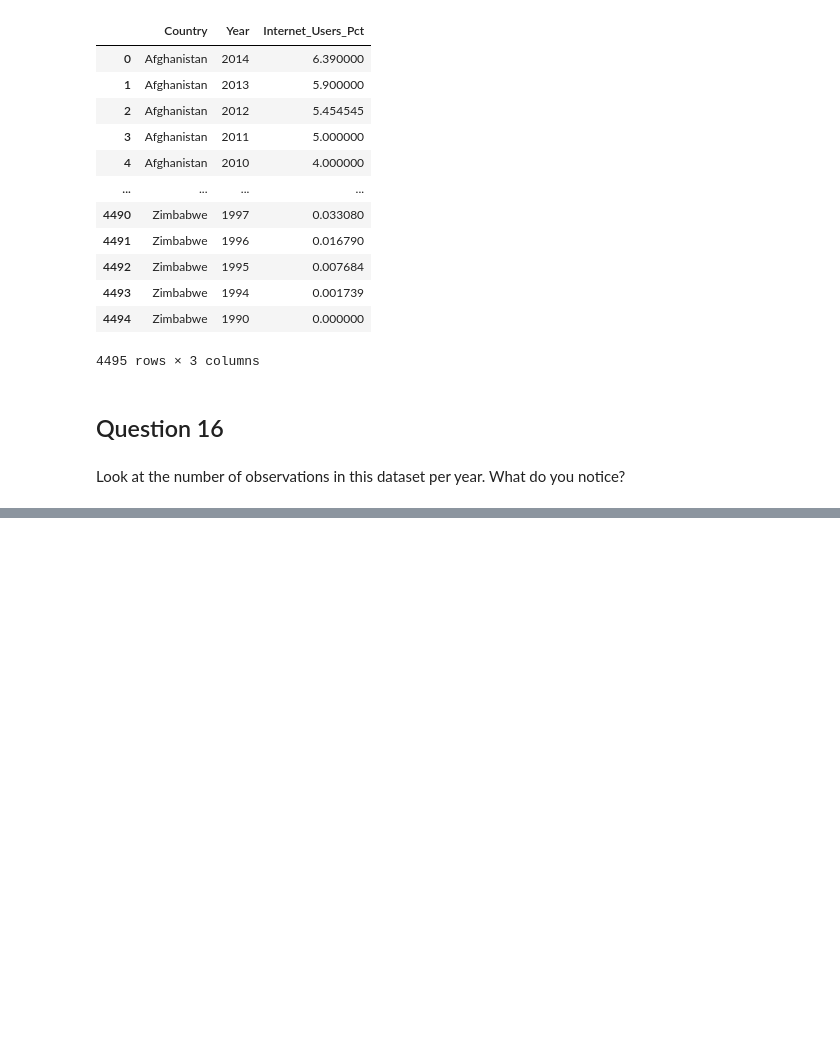
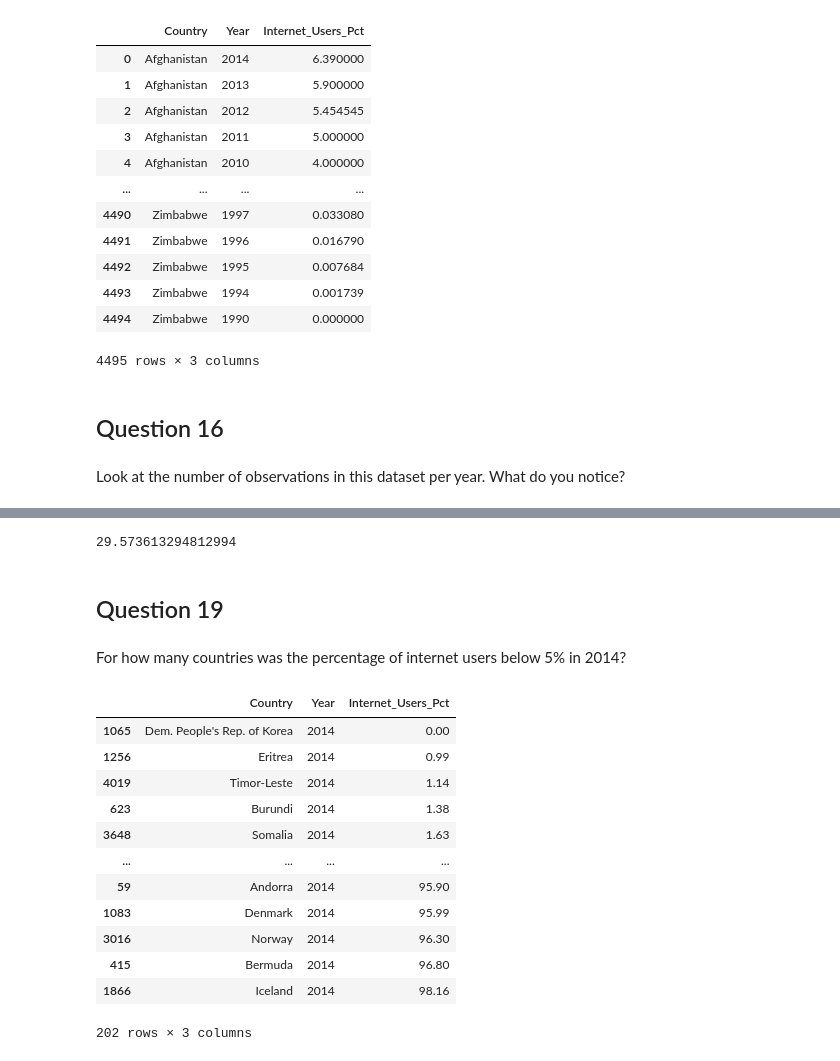
Before and after one commit to NSS-Data-Analytics-Cohort-11/undata-ngartley, a Jupyter notebook: notebook/UNData.ipynb, the cells around one changed output, grey strips where cells are left out. Saved outputs shown, nothing was run; the diff lists cells and outputs as text; code cells hidden in the pictures; blank space fills up the shorter version.

```diff
--- a/notebook/UNData.ipynb
+++ b/notebook/UNData.ipynb
@@ -318,0 +398,26 @@ Look at the number of observations in this dataset per year. What do you notice?
+# %%
+iu_2014
+# %% [output]
+29.573613294812994
+# %% [markdown]
+## Question 19
+# %% [markdown]
+For how many countries was the percentage of internet users below 5% in 2014?
+# %%
+lessthan5 = internet_use[internet_use["Year"] == 2014].sort_values("Internet_Users_Pct")
+# %%
+lessthan5
+# %% [output]
+|  | Country | Year | Internet_Users_Pct |
+| 1065 | Dem. People's Rep. of Korea | 2014 | 0.00 |
+| 1256 | Eritrea | 2014 | 0.99 |
+| 4019 | Timor-Leste | 2014 | 1.14 |
+| 623 | Burundi | 2014 | 1.38 |
+| 3648 | Somalia | 2014 | 1.63 |
+| ... | ... | ... | ... |
+| 59 | Andorra | 2014 | 95.90 |
+| 1083 | Denmark | 2014 | 95.99 |
+| 3016 | Norway | 2014 | 96.30 |
+| 415 | Bermuda | 2014 | 96.80 |
+| 1866 | Iceland | 2014 | 98.16 |
+202 rows × 3 columns
```
Also changed, not shown: parts of 14 cells of this notebook.
